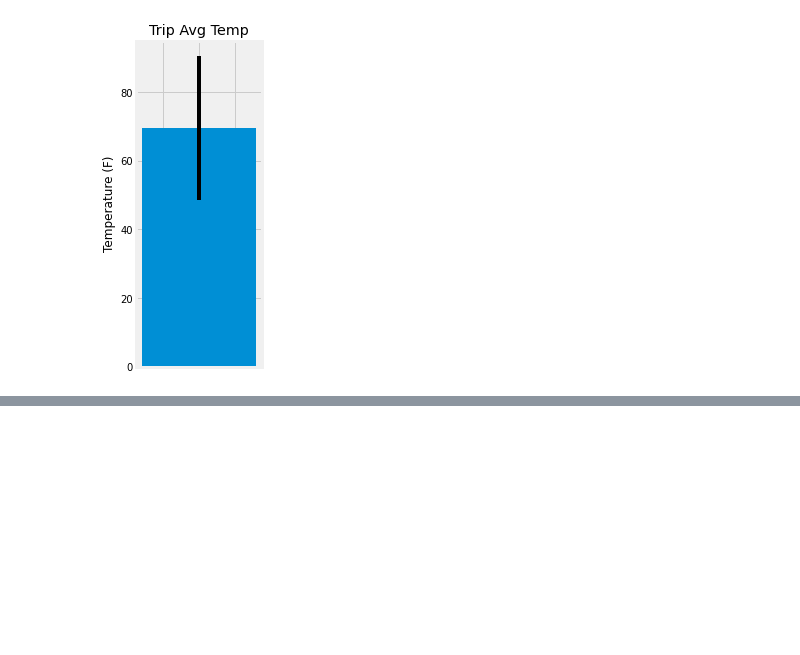
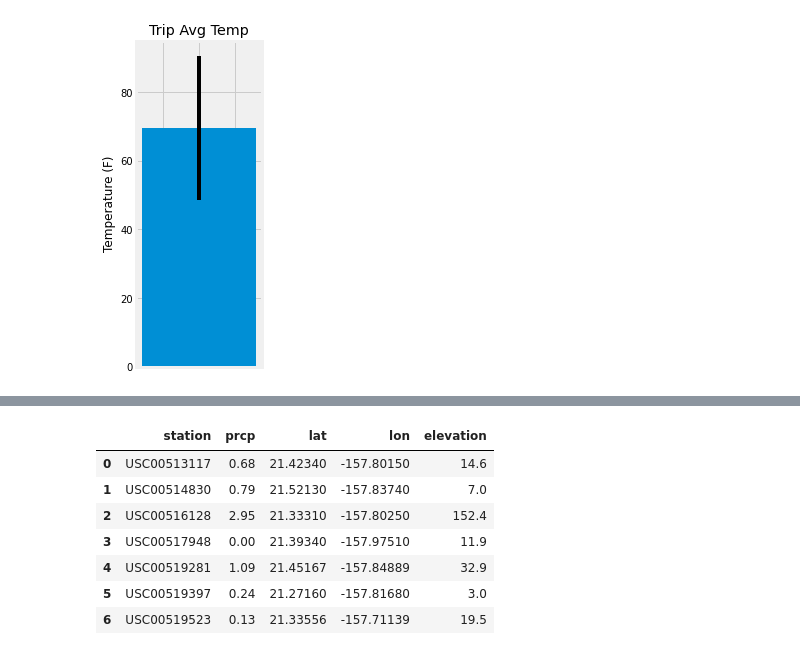
Before and after one commit to CCom20/sqlalchemy-challenge, a Jupyter notebook: climate_starter.ipynb, the cells around one changed output, grey strips where cells are left out. Cells and saved outputs as stored; diff of their text form; code cells hidden in the pictures; blank space fills up the shorter version.

```diff
--- a/climate_starter.ipynb
+++ b/climate_starter.ipynb
@@ -356,0 +380,11 @@ plt.savefig("images/trip_avg_temp.jpeg")
+# %%
+prev_year_df
+# %% [output]
+|  | station | prcp | lat | lon | elevation |
+| 0 | USC00513117 | 0.68 | 21.42340 | -157.80150 | 14.6 |
+| 1 | USC00514830 | 0.79 | 21.52130 | -157.83740 | 7.0 |
+| 2 | USC00516128 | 2.95 | 21.33310 | -157.80250 | 152.4 |
+| 3 | USC00517948 | 0.00 | 21.39340 | -157.97510 | 11.9 |
+| 4 | USC00519281 | 1.09 | 21.45167 | -157.84889 | 32.9 |
+| 5 | USC00519397 | 0.24 | 21.27160 | -157.81680 | 3.0 |
+| 6 | USC00519523 | 0.13 | 21.33556 | -157.71139 | 19.5 |
```
Also changed, not shown: parts of 13 cells of this notebook.
